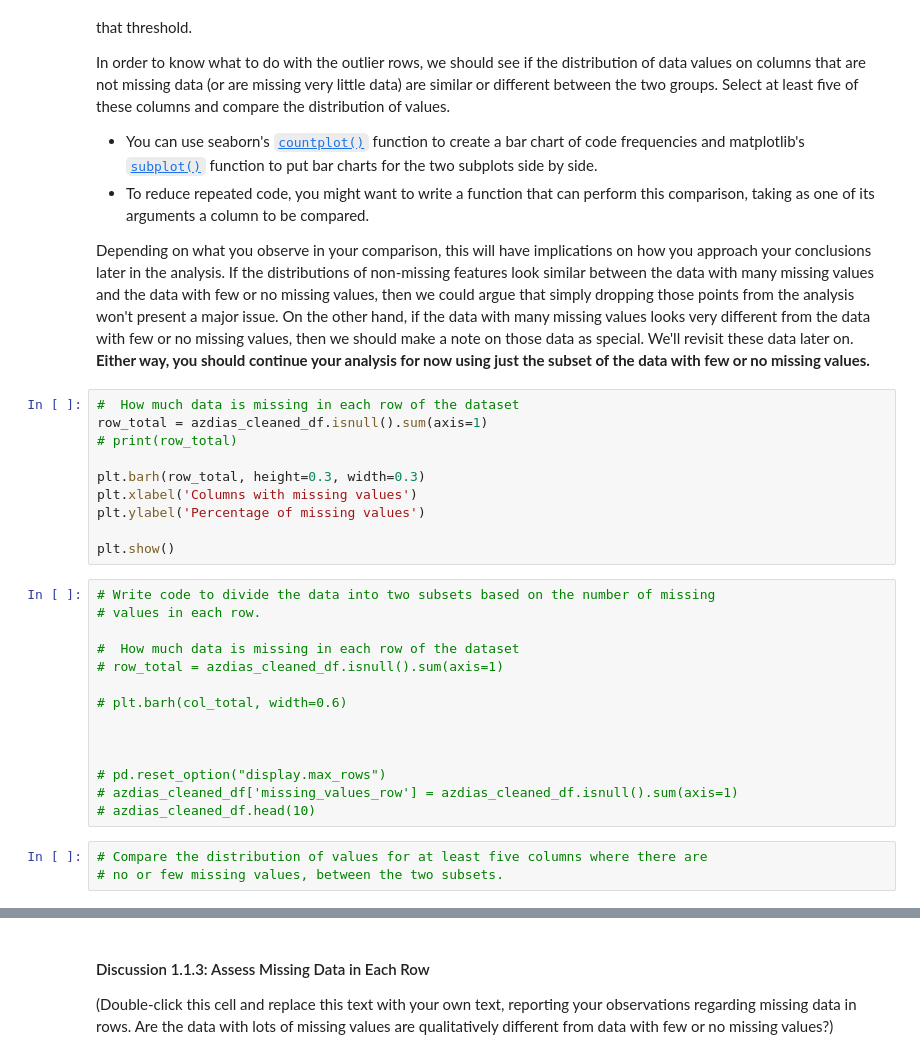
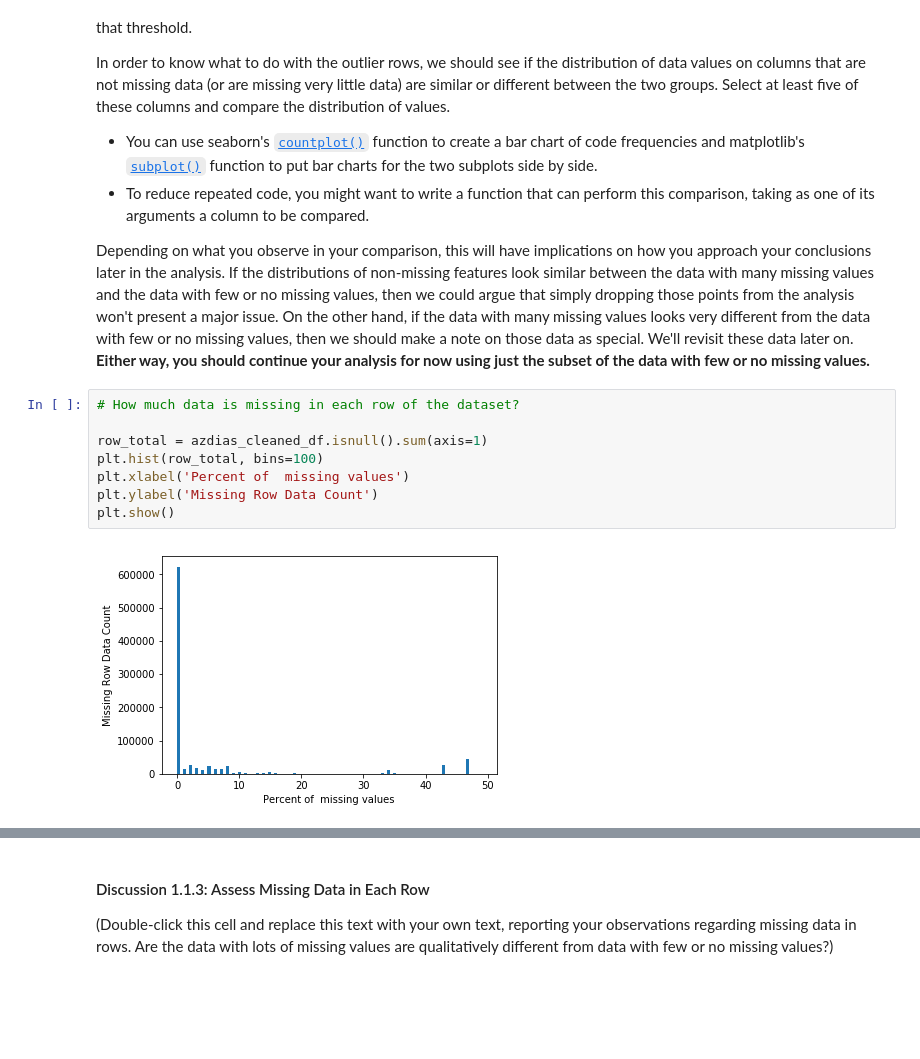
Before and after one commit to sjohnp2112/Identify-Custemer-Segments, a Jupyter notebook: Identify_Customer_Segments_sphelps_edit.ipynb, the cells around one changed output, grey strips where cells are left out. Cells and saved outputs as stored; diff of their text form; blank space fills up the shorter version.

```diff
--- a/Identify_Customer_Segments_sphelps_edit.ipynb
+++ b/Identify_Customer_Segments_sphelps_edit.ipynb
@@ -263,29 +267,12 @@ In order to know what to do with the outlier rows, we should see if the distribu
 
 Depending on what you observe in your comparison, this will have implications on how you approach your conclusions later in the analysis. If the distributions of non-missing features look similar between the data with many missing values and the data with few or no missing values, then we could argue that simply dropping those points from the analysis won't present a major issue. On the other hand, if the data with many missing values looks very different from the data with few or no missing values, then we should make a note on those data as special. We'll revisit these data later on. **Either way, you should continue your analysis for now using just the subset of the data with few or no missing values.**
 # %%
-#  How much data is missing in each row of the dataset
+# How much data is missing in each row of the dataset?
+
 row_total = azdias_cleaned_df.isnull().sum(axis=1)
-# print(row_total)
-
-plt.barh(row_total, height=0.3, width=0.3)
-plt.xlabel('Columns with missing values')
-plt.ylabel('Percentage of missing values')
-
+plt.hist(row_total, bins=100)
+plt.xlabel('Percent of  missing values')
+plt.ylabel('Missing Row Data Count')
 plt.show()
+# %% [output]
+[figure, added]
-# %%
-# Write code to divide the data into two subsets based on the number of missing
-# values in each row.
-
-#  How much data is missing in each row of the dataset
-# row_total = azdias_cleaned_df.isnull().sum(axis=1)
-
-# plt.barh(col_total, width=0.6)
-
-
-
-# pd.reset_option("display.max_rows")
-# azdias_cleaned_df['missing_values_row'] = azdias_cleaned_df.isnull().sum(axis=1)
-# azdias_cleaned_df.head(10)
-# %%
-# Compare the distribution of values for at least five columns where there are
-# no or few missing values, between the two subsets.
```
Also changed, not shown: parts of 15 cells of this notebook.
